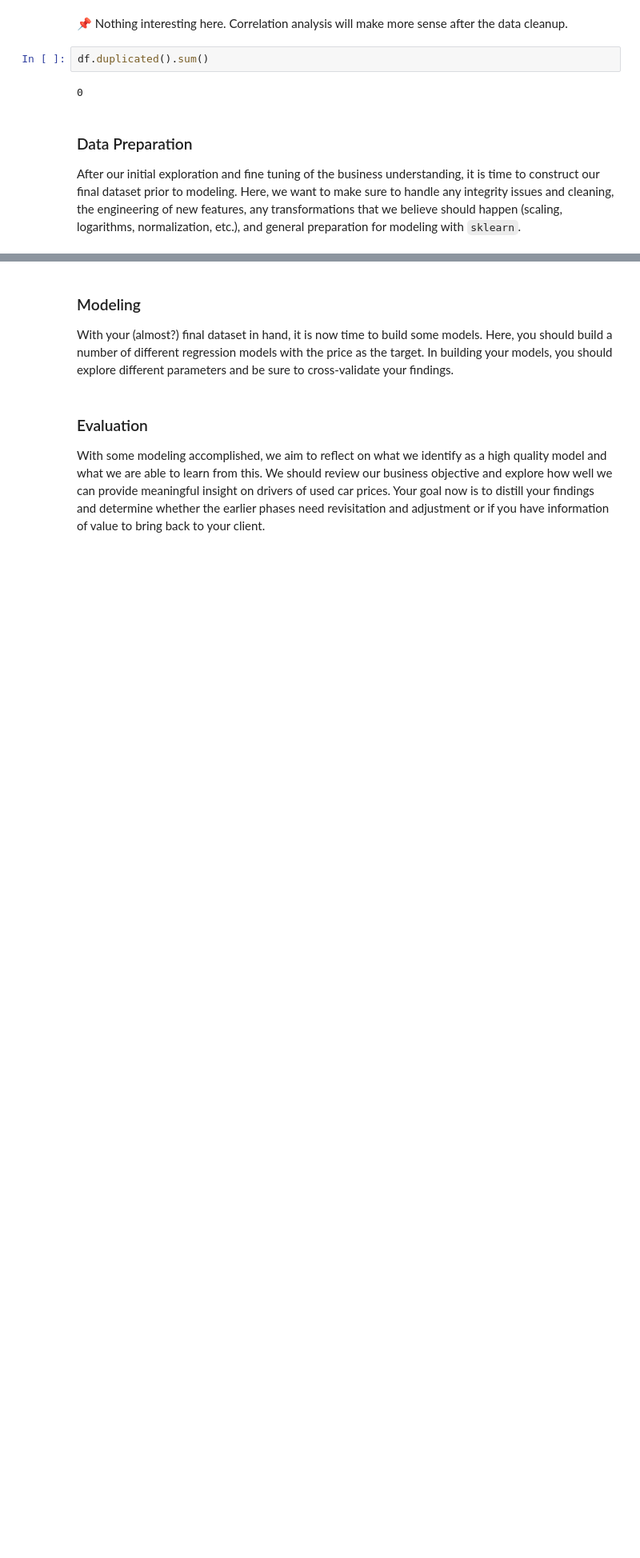
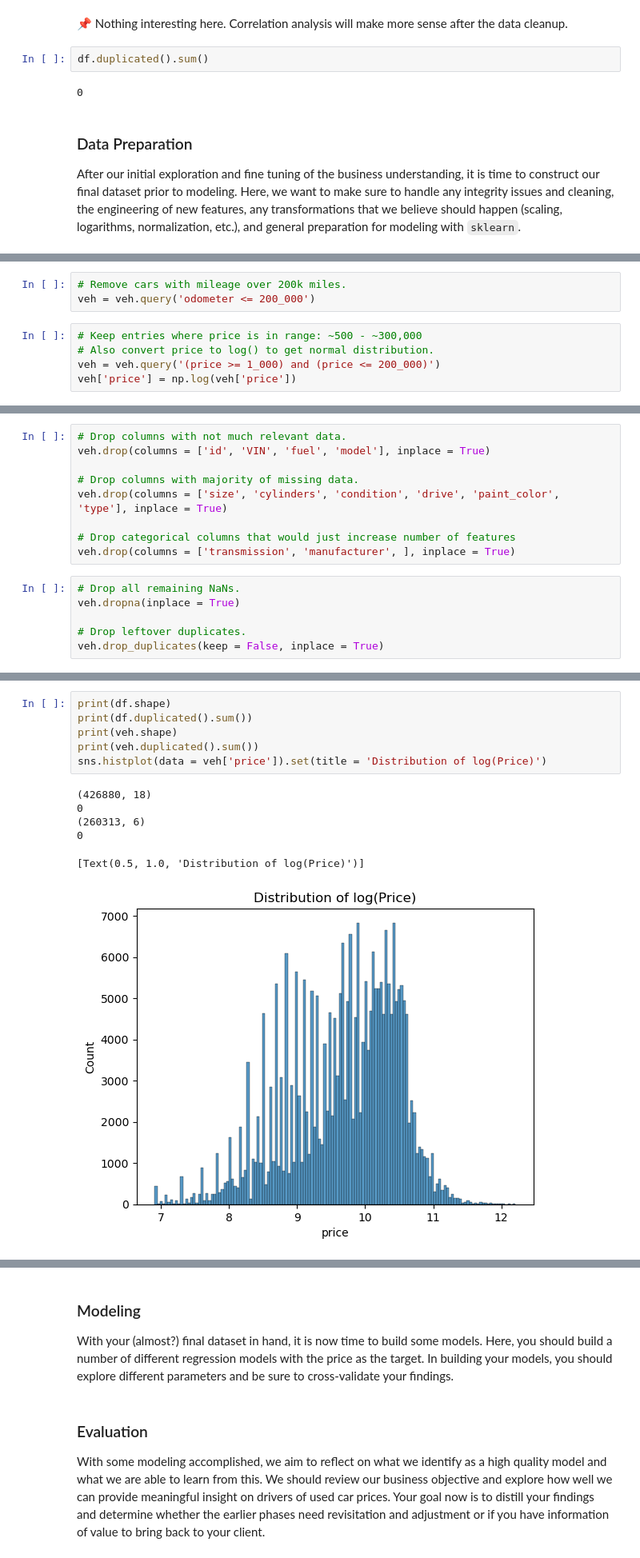
Before and after one commit to outdegree/BH-PCMLAI-M11-App2, a Jupyter notebook: prompt_II.ipynb, the cells around one changed output, grey strips where cells are left out. Shown at 80% size. Drawn from its saved outputs; the diff is of its cells as text; blank space fills up the shorter version.

Commit message:
Added Data Preparation step.

```diff
--- a/prompt_II.ipynb
+++ b/prompt_II.ipynb
@@ -267,0 +279,8 @@ After our initial exploration and fine tuning of the business understanding, it
+# %%
+# Remove cars with mileage over 200k miles.
+veh = veh.query('odometer <= 200_000')
+# %%
+# Keep entries where price is in range: ~500 - ~300,000
+# Also convert price to log() to get normal distribution.
+veh = veh.query('(price >= 1_000) and (price <= 200_000)')
+veh['price'] = np.log(veh['price'])
@@ -267,0 +289,15 @@ After our initial exploration and fine tuning of the business understanding, it
+# %%
+# Drop columns with not much relevant data.
+veh.drop(columns = ['id', 'VIN', 'fuel', 'model'], inplace = True)
+
+# Drop columns with majority of missing data.
+veh.drop(columns = ['size', 'cylinders', 'condition', 'drive', 'paint_color', 'type'], inplace = True)
+
+# Drop categorical columns that would just increase number of features
+veh.drop(columns = ['transmission', 'manufacturer', ], inplace = True)
+# %%
+# Drop all remaining NaNs.
+veh.dropna(inplace = True)
+
+# Drop leftover duplicates.
+veh.drop_duplicates(keep = False, inplace = True)
@@ -267,0 +332,13 @@ After our initial exploration and fine tuning of the business understanding, it
+# %%
+print(df.shape)
+print(df.duplicated().sum())
+print(veh.shape)
+print(veh.duplicated().sum())
+sns.histplot(data = veh['price']).set(title = 'Distribution of log(Price)')
+# %% [output]
+(426880, 18)
+0
+(260313, 6)
+0
+[Text(0.5, 1.0, 'Distribution of log(Price)')]
+[figure, added]
```
Also changed, not shown: parts of 10 cells of this notebook.
